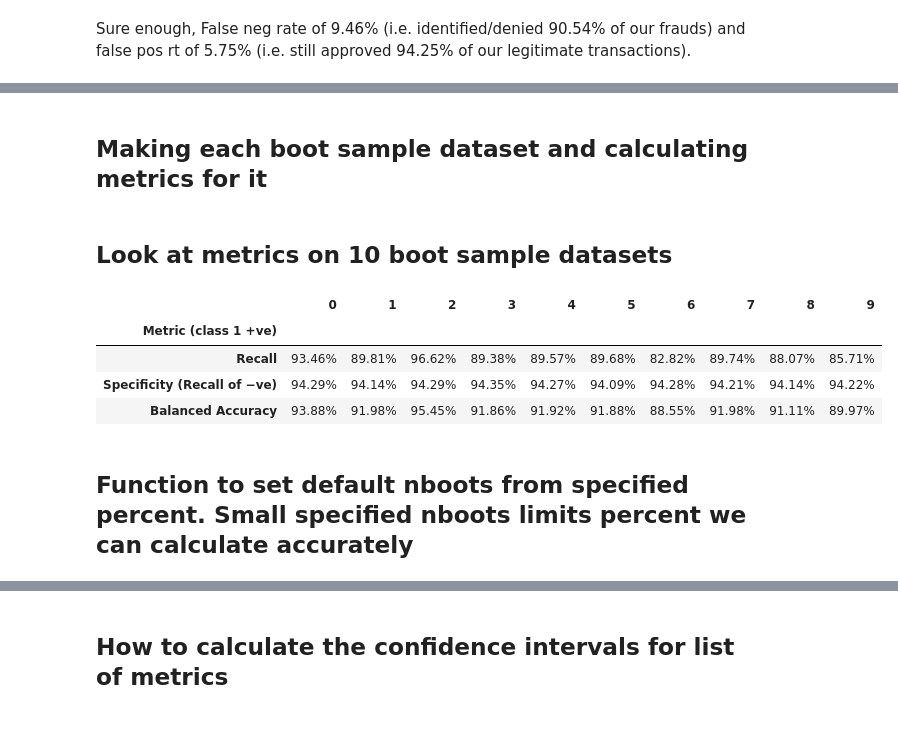
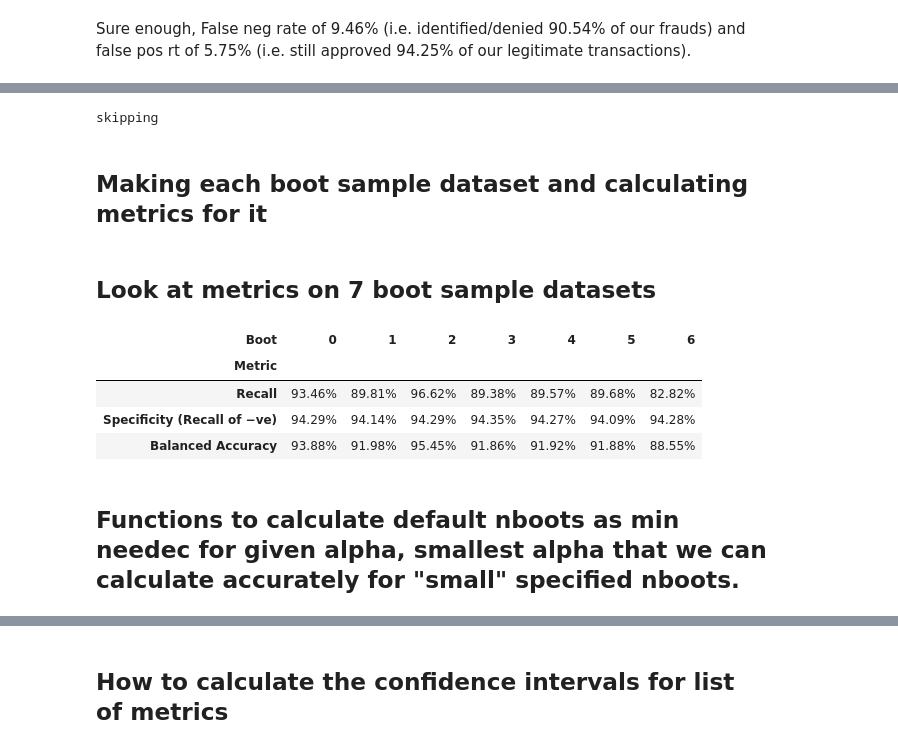
Before and after one commit to DavidRosen/conf-intervals-auto, a Jupyter notebook: bootConfIntAutoV1o_standalone.ipynb, the cells around one changed output, grey strips where cells are left out. Drawn from its saved outputs; the diff is of its cells as text; code cells hidden in the pictures.

```diff
--- a/bootConfIntAutoV1o_standalone.ipynb
+++ b/bootConfIntAutoV1o_standalone.ipynb
@@ -185,37 +176,40 @@ def _metric_name(metric):
+# %%
+%%script echo skipping
+ytest=ytest.reset_index(drop=True)
+np.random.seed(13)
+(y,pred) = one_boot(ytest, hardpredtst_tuned_thresh)
+pd.DataFrame\
+  (dict(ytest=ytest, hardpredtst_tuned_thresh=hardpredtst_tuned_thresh, y=y, pred=pred))
+# %% [output]
+skipping
 # %% [markdown]
 ## Making each boot sample dataset and calculating metrics for it
-# %%
-# https://gist.github.com/DavidRosen/dd79e5e46ae53c2bde63c8a07460a044
-from tqdm import trange
-def raw_metric_samples(metrics, *data_args, nboots, sort=False):
-    """Return dataframe containing metric(s) for nboots boot sample datasets.
-    metrics is a metric func or iterable of funcs e.g. [m1, m2, m3]
-    """
-    if callable(metrics): metrics=[metrics] # single metric func to list of
-    metrics=list(metrics) # in case it is a generator
-    dforig=data_args_to_df(*data_args)
-    res=pd.DataFrame( { b: metrics_from_df(metrics, dfboot)
-                           for b,dfboot in # generator expr, not huge df list!
-                           ((b,make_boot_df(dforig)) for b in trange(nboots))
-                           if dfboot.iloc[:,0].nunique()>1 # >1: log loss, roc
-                      }, index=[_metric_name(m) for m in metrics]
-                    ) # above { b: ... for b,dfboot in... } is dict comprehen.
-    res.index.name="Metric (class 1 +ve)"
-    return res.apply(lambda row: np.sort(row), axis=1) if sort else res
+# %%
+import tqdm  # progress bar
+def trange(iterable):  # narrower progress bar so it won't wrap
+    return tqdm.trange(iterable, bar_format="{l_bar}{bar:30}{r_bar}{bar:-10b}")
+def raw_metric_samples(metrics, *data_args, nboots):
+    """Return dataframe containing metric(s) for nboots boot sample datasets
+    where metrics is a metric func or iterable of funcs e.g. [m1, m2, m3]
+    """
+    metrics=_fix_metrics(metrics)
+    cols=[ calc_metrics(metrics, *boot_data)   for boot_data  in _boot_generator\
+           (*data_args, nboots=nboots)  if boot_data[0].nunique() > 1  # > 1 for log Loss, ROC
+         ]#end of list comprehension
+    return pd.DataFrame\
+      ( {iboot: col for iboot,col in enumerate(cols)}#end of dict comprehension
+      ).rename_axis("Boot", axis="columns").rename_axis(cols[0].name)
+def _boot_generator(*data_args, nboots): # return Gener of boot sample datasets, not huge list!
+    return (one_boot(*data_args) for _ in trange(nboots)) # generator expression
 # %% [markdown]
-## Look at metrics on 10 boot sample datasets
+## Look at metrics on 7 boot sample datasets
 # %%
-met=[ metrics.recall_score, specificity_score,
-      metrics.balanced_accuracy_score
-    ]
 np.random.seed(13)
 raw_metric_samples(met, ytest, hardpredtst_tuned_thresh,
-         nboots=10).style.format('{:.2%}')
+          nboots=7).style.format('{:.2%}')  #optional #style
 # %% [output]
-|  | 0 | 1 | 2 | 3 | 4 | 5 | 6 | 7 | 8 | 9 |
-| Metric (class 1 +ve) |  |  |  |  |  |  |  |  |  |  |
-| Recall | 93.46% | 89.81% | 96.62% | 89.38% | 89.57% | 89.68% | 82.82% | 89.74% | 88.07% | 85.71% |
-| Specificity (Recall of −ve) | 94.29% | 94.14% | 94.29% | 94.35% | 94.27% | 94.09% | 94.28% | 94.21% | 94.14% | 94.22% |
-| Balanced Accuracy | 93.88% | 91.98% | 95.45% | 91.86% | 91.92% | 91.88% | 88.55% | 91.98% | 91.11% | 89.97% |
+| Boot | 0 | 1 | 2 | 3 | 4 | 5 | 6 |
+| Metric |  |  |  |  |  |  |  |
+| Recall | 93.46% | 89.81% | 96.62% | 89.38% | 89.57% | 89.68% | 82.82% |
+| Specificity (Recall of −ve) | 94.29% | 94.14% | 94.29% | 94.35% | 94.27% | 94.09% | 94.28% |
+| Balanced Accuracy | 93.88% | 91.98% | 95.45% | 91.86% | 91.92% | 91.88% | 88.55% |
-# %% [markdown]
-## Function to set default nboots from specified percent. Small specified nboots limits percent we can calculate accurately
@@ -232,0 +216,2 @@ def _quantile(series, percent):  # return lower and upper bound:
+# %% [markdown]
+## Functions to calculate default nboots as min needec for given alpha, smallest alpha that we can calculate accurately for "small" specified nboots.
```
Also changed, not shown: parts of 25 cells of this notebook.
